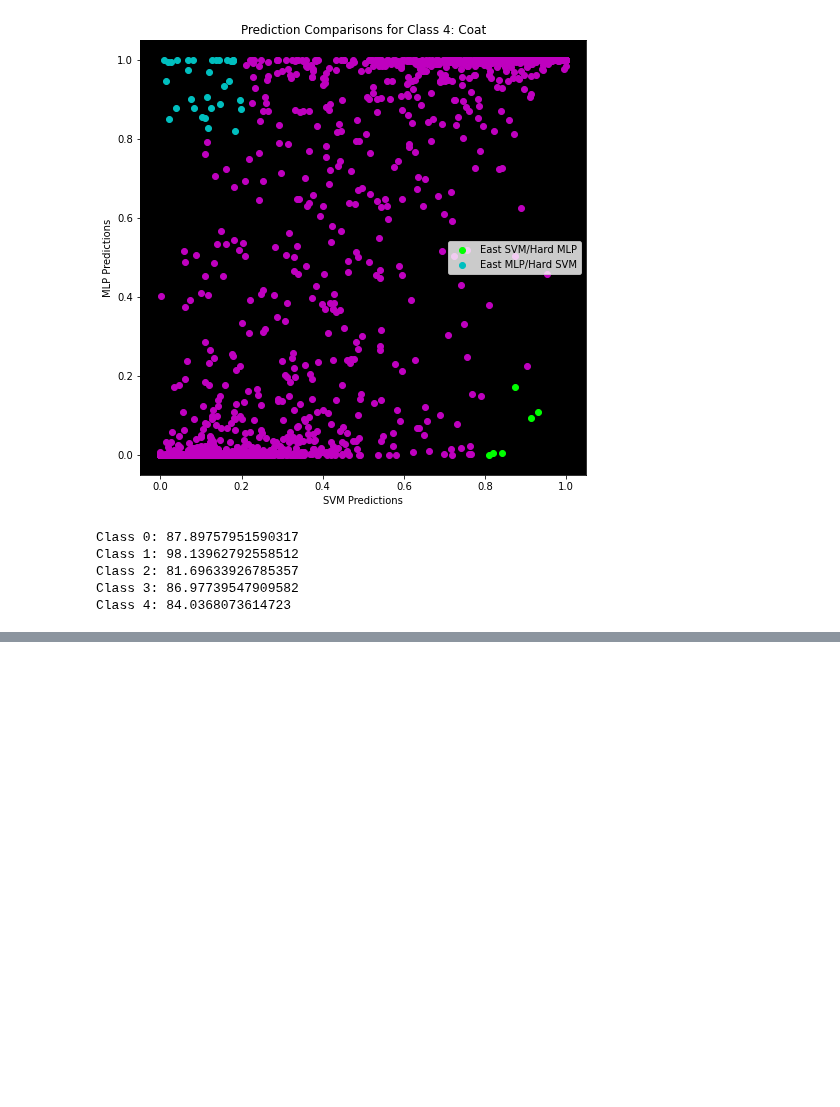
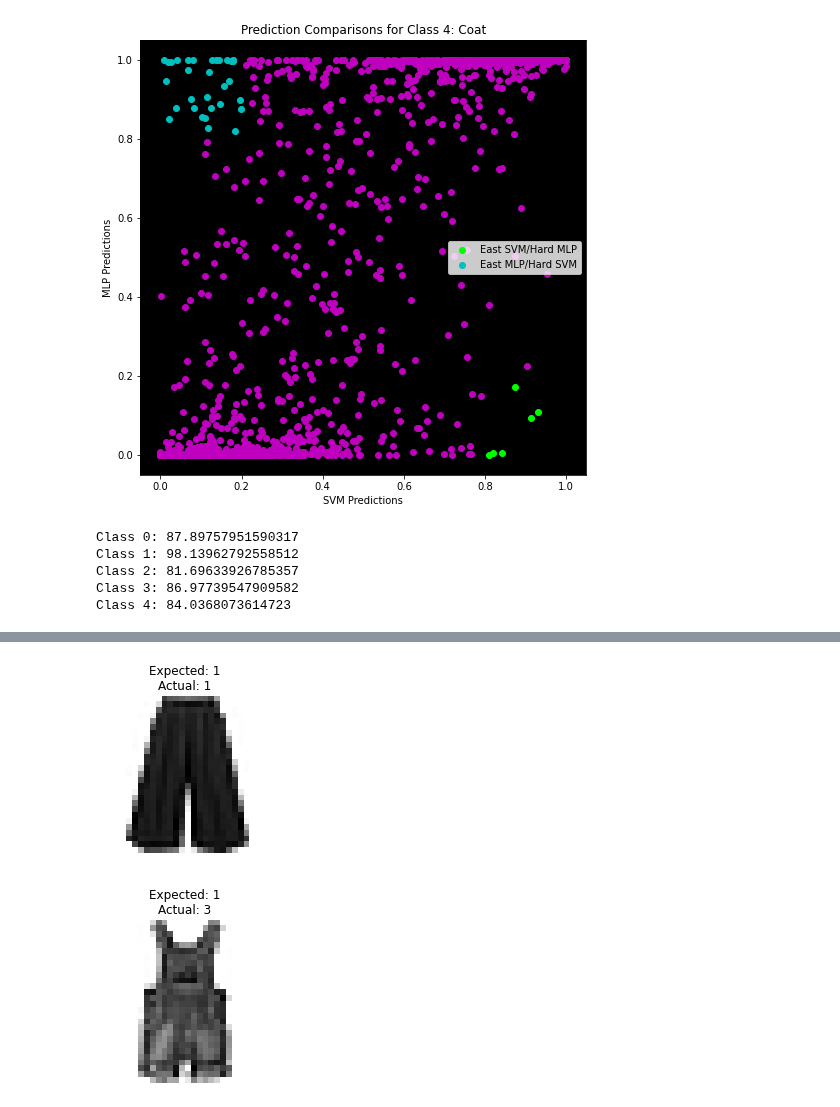
Before and after one commit to jasonmrimer/cse590-machine-learning, a Jupyter notebook: homework4/comparison.ipynb, the cells around one changed output, grey strips where cells are left out. Cells and saved outputs as stored; diff of their text form; code cells hidden in the pictures; blank space fills up the shorter version.

```diff
--- a/homework4/comparison.ipynb
+++ b/homework4/comparison.ipynb
@@ -287,0 +351,6 @@ Class 4: 84.0368073614723
+# %%
+for item in c1_easy_svm:
+    display_item_in_28x28(plt, X_test[item], y_test[item], svm_predictions[item])
+# %% [output]
+[figure, added]
+[figure, added]
```
Also changed, not shown: parts of 16 cells of this notebook.
